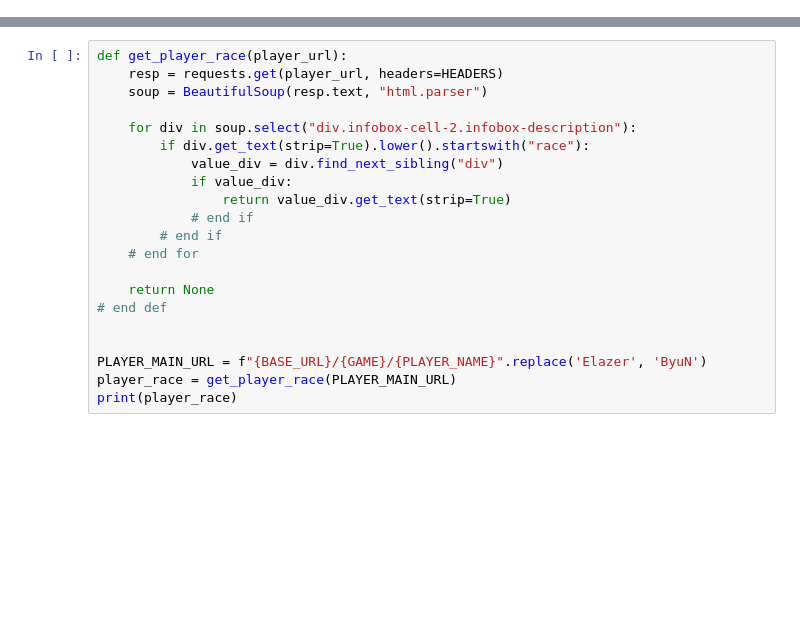
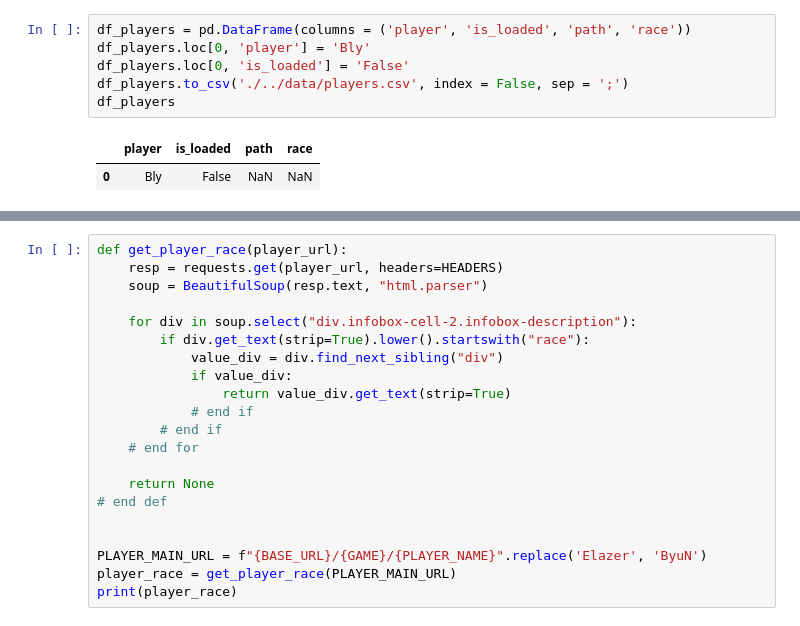
Before and after one commit to InnerShadow/Sc2, a Jupyter notebook: notebooks/0_grub_dataset.ipynb, the cells around one changed output, grey strips where cells are left out. Drawn from its saved outputs; the diff is of its cells as text; blank space fills up the shorter version.

```diff
--- a/notebooks/0_grub_dataset.ipynb
+++ b/notebooks/0_grub_dataset.ipynb
@@ -194,0 +252,9 @@ https://liquipedia.net/starcraft2/Special:RunQuery/Match_history?title=Special%3
+# %%
+df_players = pd.DataFrame(columns = ('player', 'is_loaded', 'path', 'race'))
+df_players.loc[0, 'player'] = 'Bly'
+df_players.loc[0, 'is_loaded'] = 'False'
+df_players.to_csv('./../data/players.csv', index = False, sep = ';')
+df_players
+# %% [output]
+|  | player | is_loaded | path | race |
+| 0 | Bly | False | NaN | NaN |
```
Also changed, not shown: parts of 9 cells of this notebook, 8 other files.
